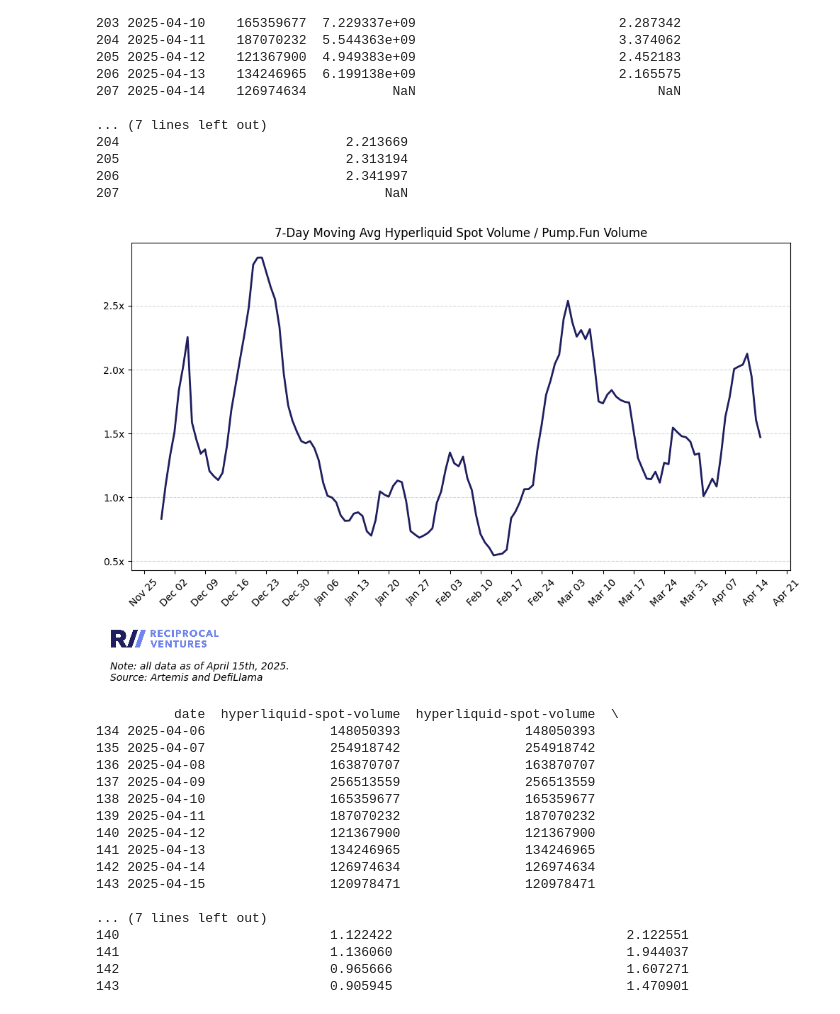
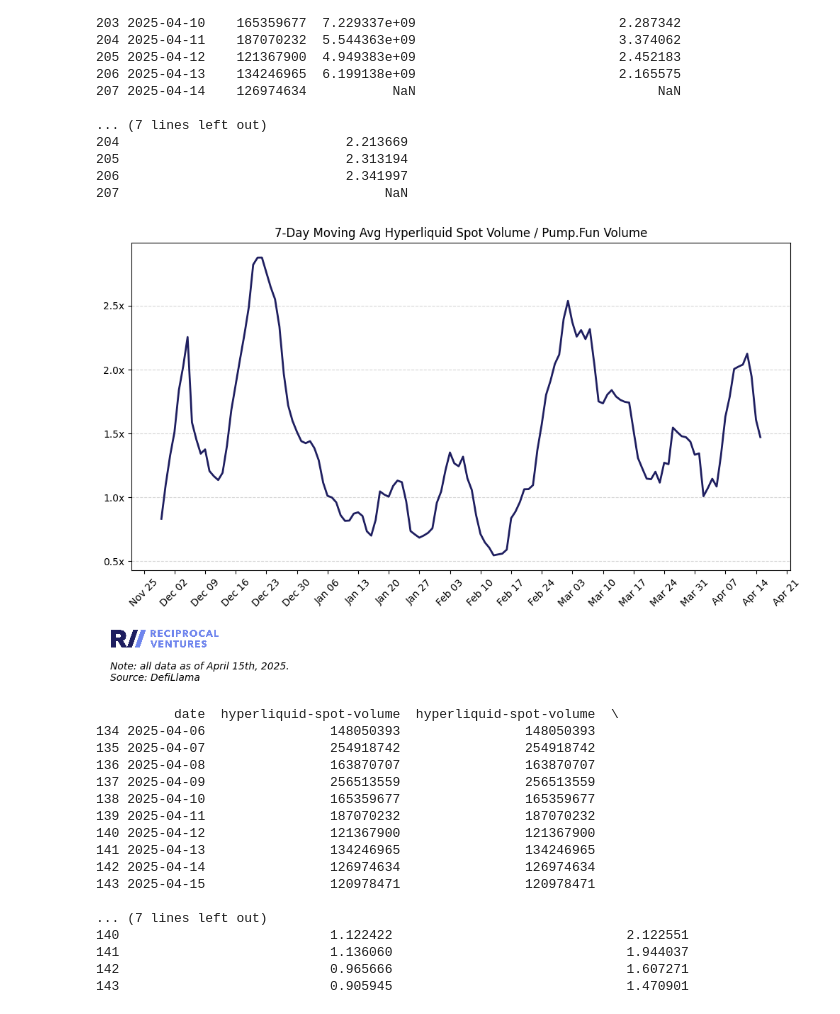
Before and after one commit to jimboevans/hyperliquid-data-cuts, a Jupyter notebook: analysis.ipynb, the cells around one changed output. Cells and saved outputs as stored; diff of their text form; code cells hidden in the pictures.

```diff
--- a/analysis.ipynb
+++ b/analysis.ipynb
@@ -232,35 +232,35 @@ df = pd.merge(hyperliquid_spot_volume_df, pumpfun_spot_volume_df, on="date", how
 df["hyperliquid-memecoin-market-share"] = df["hyperliquid-spot-volume"] / df["pumpfun-spot-volume"]
 
 # Calculate trailing 7-day average
 df["hyperliquid-memecoin-market-share-7d"] = df["hyperliquid-memecoin-market-share"].rolling(window=7).mean()
 
 # Plot
 fig, ax = plt.subplots(figsize=(12, 6))
 ax.plot(df["date"], df["hyperliquid-memecoin-market-share-7d"], color="#1f1f60", linewidth=2, label="7D Avg")
 
 # X-axis formatting: show ticks weekly, on Mondays
 ax.xaxis.set_major_locator(mdates.WeekdayLocator(byweekday=MO, interval=1))
 ax.xaxis.set_major_formatter(mdates.DateFormatter('%b %d'))
 plt.xticks(rotation=45)
 
 # Y-axis formatting
 ax.set_title("7-Day Moving Avg Hyperliquid Spot Volume / Pump.Fun Volume")
 ax.yaxis.set_major_formatter(mtick.FuncFormatter(lambda x, _: f'{x:.1f}x'))
 
 plt.grid(axis='y', linestyle='--', alpha=0.5)
 add_logo(ax, position=(0.05, -0.21))
-plt.figtext(0.1, -0.15, f"Note: all data as of {date}.\nSource: Artemis and DefiLlama", ha='left', fontsize=10, style='italic')
+plt.figtext(0.1, -0.15, f"Note: all data as of {date}.\nSource: DefiLlama", ha='left', fontsize=10, style='italic')
 
 # Save plot
 if not os.path.exists("plots"):
     os.makedirs("plots")
 plt.savefig("plots/hyperliquid-to-pumpfun-volume-ratio_7d_avg.png", dpi=300, bbox_inches='tight')
 plt.show()
 
 # Print sample of the dataset with 7D average
 print(df[["date", "hyperliquid-spot-volume", "hyperliquid-spot-volume", "hyperliquid-memecoin-market-share", "hyperliquid-memecoin-market-share-7d"]].tail(10))
 # %% [output]
-[figure, old version]
+[figure, new version]
           date  hyperliquid-spot-volume  hyperliquid-spot-volume  \
 134 2025-04-06                148050393                148050393
 135 2025-04-07                254918742                254918742
```
Also changed, not shown: 1 other file.
